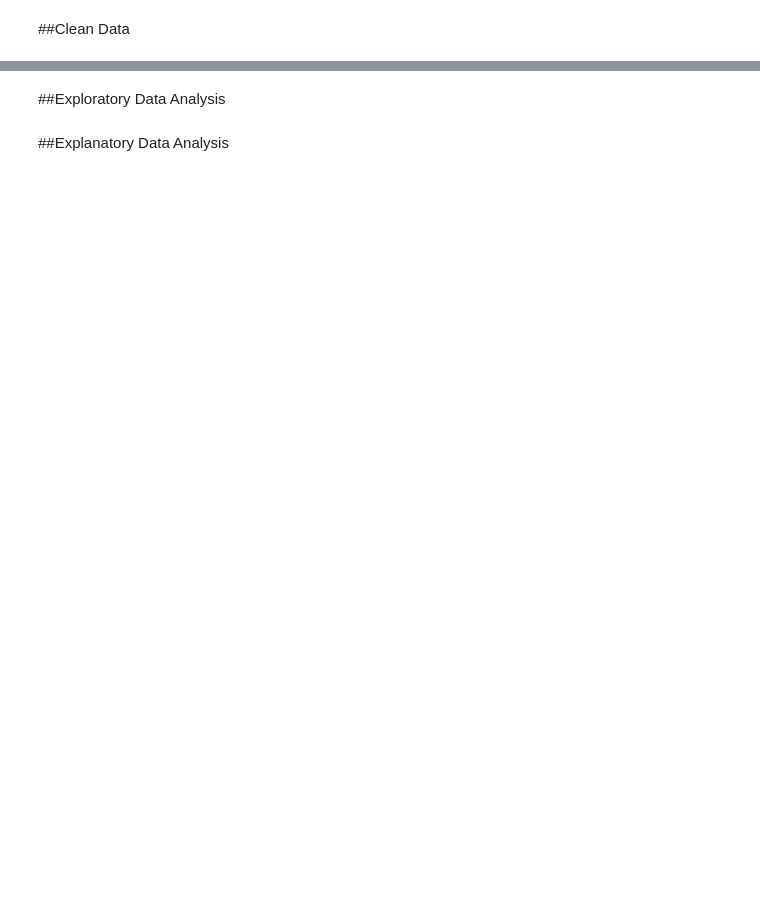
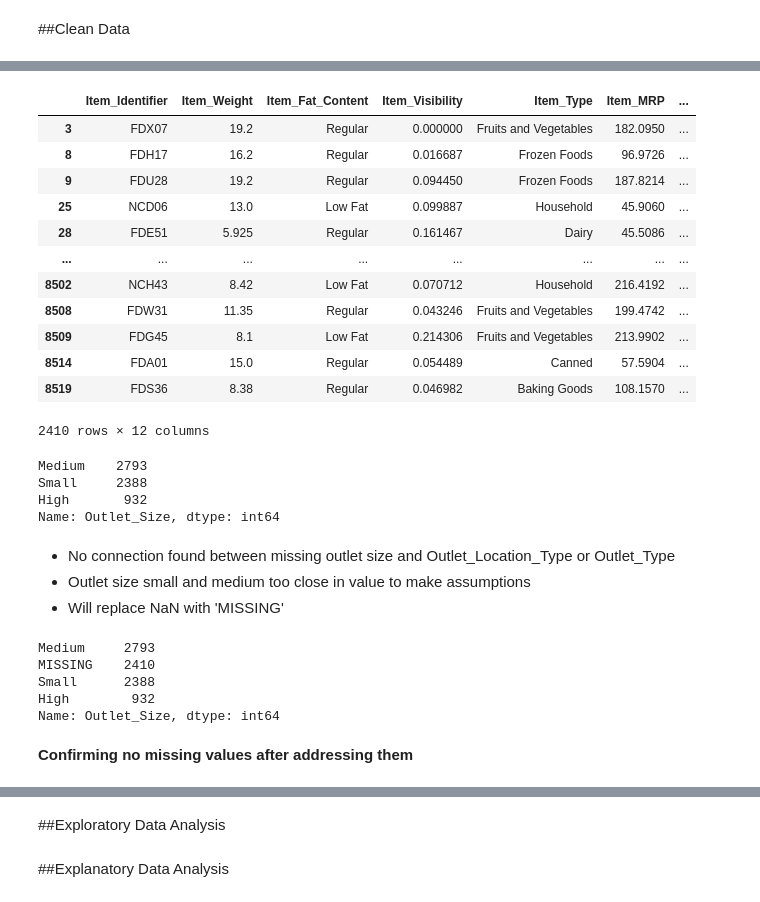
Before and after one commit to jtanzi56/Prediction-of-Product-Sales, a Jupyter notebook: Sales_Prediction_jtanzi.ipynb, the cells around one changed output, grey strips where cells are left out. Cells and saved outputs as stored; diff of their text form; code cells hidden in the pictures; blank space fills up the shorter version.

```diff
--- a/Sales_Prediction_jtanzi.ipynb
+++ b/Sales_Prediction_jtanzi.ipynb
@@ -11,0 +346,3 @@ Jacob Tanzi
+# %%
+null_Outlet_Size = df_sp['Outlet_Size'].isna()
+null_Outlet_Size
@@ -11,0 +378,40 @@ Jacob Tanzi
+# %%
+df_sp[null_Outlet_Size]
+# %% [output]
+|  | Item_Identifier | Item_Weight | Item_Fat_Content | Item_Visibility | Item_Type | Item_MRP | ... |
+| 3 | FDX07 | 19.2 | Regular | 0.000000 | Fruits and Vegetables | 182.0950 | ... |
+| 8 | FDH17 | 16.2 | Regular | 0.016687 | Frozen Foods | 96.9726 | ... |
+| 9 | FDU28 | 19.2 | Regular | 0.094450 | Frozen Foods | 187.8214 | ... |
+| 25 | NCD06 | 13.0 | Low Fat | 0.099887 | Household | 45.9060 | ... |
+| 28 | FDE51 | 5.925 | Regular | 0.161467 | Dairy | 45.5086 | ... |
+| ... | ... | ... | ... | ... | ... | ... | ... |
+| 8502 | NCH43 | 8.42 | Low Fat | 0.070712 | Household | 216.4192 | ... |
+| 8508 | FDW31 | 11.35 | Regular | 0.043246 | Fruits and Vegetables | 199.4742 | ... |
+| 8509 | FDG45 | 8.1 | Low Fat | 0.214306 | Fruits and Vegetables | 213.9902 | ... |
+| 8514 | FDA01 | 15.0 | Regular | 0.054489 | Canned | 57.5904 | ... |
+| 8519 | FDS36 | 8.38 | Regular | 0.046982 | Baking Goods | 108.1570 | ... |
+2410 rows × 12 columns
+# %%
+df_sp['Outlet_Size'].value_counts()
+# %% [output]
+Medium    2793
+Small     2388
+High       932
+Name: Outlet_Size, dtype: int64
+# %% [markdown]
+
+
+*   No connection found between missing outlet size and Outlet_Location_Type or	Outlet_Type
+*   Outlet size small and medium too close in value to make assumptions
+*   Will replace NaN with 'MISSING'
+# %%
+df_sp['Outlet_Size'] = df_sp['Outlet_Size'].fillna('MISSING')
+df_sp['Outlet_Size'].value_counts(dropna=False)
+# %% [output]
+Medium     2793
+MISSING    2410
+Small      2388
+High        932
+Name: Outlet_Size, dtype: int64
+# %% [markdown]
+**Confirming no missing values after addressing them**
```
Also changed, not shown: parts of 40 cells of this notebook.
